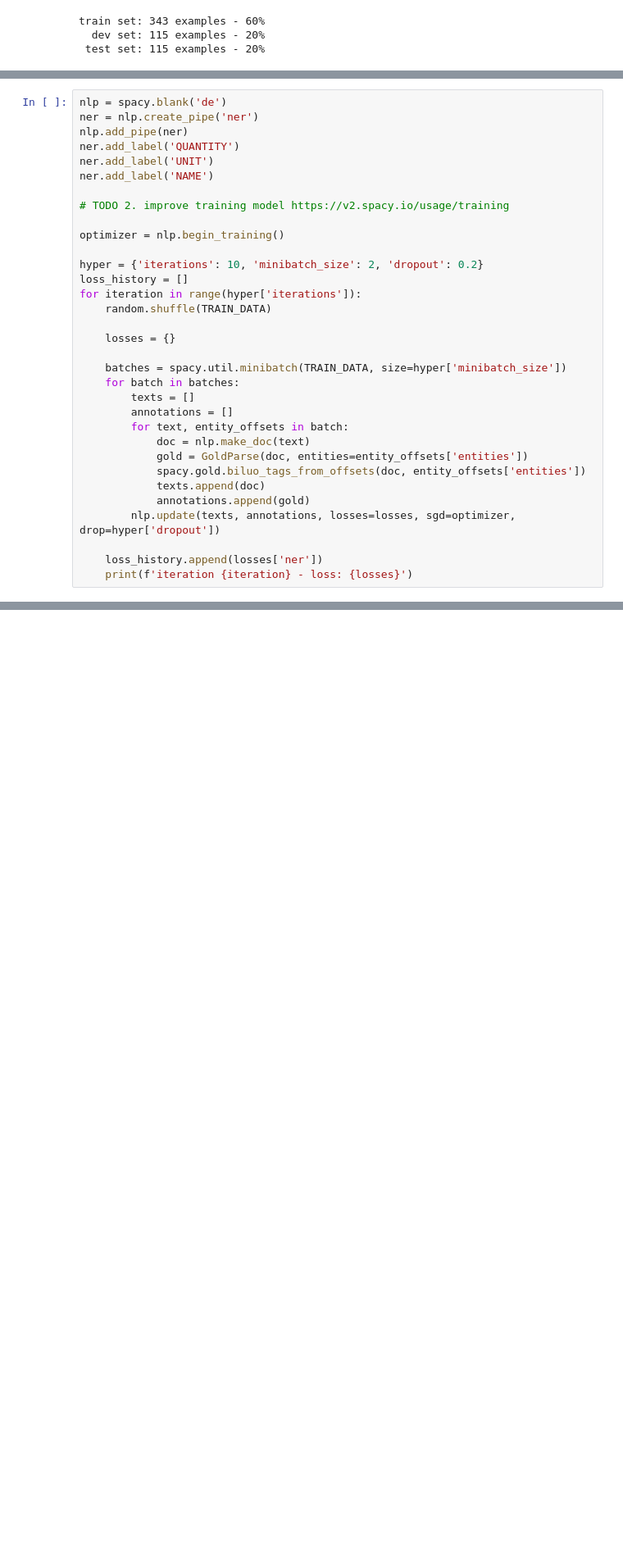
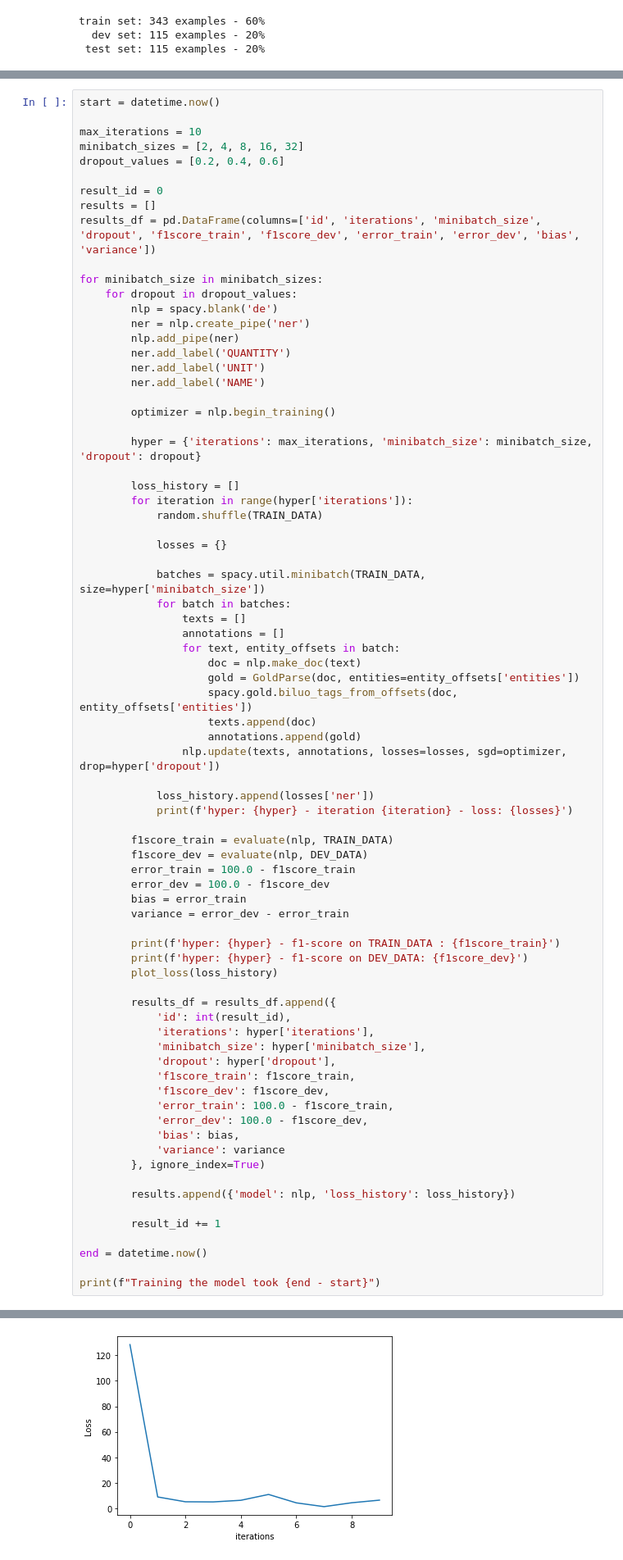
Before and after one commit to y-garcia/recipe-ingredient-classifier, a Jupyter notebook: 02_implementation.ipynb, the cells around one changed output, grey strips where cells are left out. Shown at 82% size. Drawn from its saved outputs; the diff is of its cells as text; blank space fills up the shorter version.

Commit message:
feat: Use dev set to optimize model

```diff
--- a/02_implementation.ipynb
+++ b/02_implementation.ipynb
@@ -188,34 +265,77 @@ TRAIN_DATA:
 # %%
-nlp = spacy.blank('de')
-ner = nlp.create_pipe('ner')
-nlp.add_pipe(ner)
-ner.add_label('QUANTITY')
-ner.add_label('UNIT')
-ner.add_label('NAME')
+start = datetime.now()
 
-# TODO 2. improve training model https://v2.spacy.io/usage/training
+max_iterations = 10
+minibatch_sizes = [2, 4, 8, 16, 32]
+dropout_values = [0.2, 0.4, 0.6]
 
-optimizer = nlp.begin_training()
+result_id = 0
+results = []
+results_df = pd.DataFrame(columns=['id', 'iterations', 'minibatch_size', 'dropout', 'f1score_train', 'f1score_dev', 'error_train', 'error_dev', 'bias', 'variance'])
 
-hyper = {'iterations': 10, 'minibatch_size': 2, 'dropout': 0.2}
-loss_history = []
-for iteration in range(hyper['iterations']):
-    random.shuffle(TRAIN_DATA)
+for minibatch_size in minibatch_sizes:
+    for dropout in dropout_values:
+        nlp = spacy.blank('de')
+        ner = nlp.create_pipe('ner')
+        nlp.add_pipe(ner)
+        ner.add_label('QUANTITY')
+        ner.add_label('UNIT')
+        ner.add_label('NAME')
 
-    losses = {}
+        optimizer = nlp.begin_training()
 
-    batches = spacy.util.minibatch(TRAIN_DATA, size=hyper['minibatch_size'])
-    for batch in batches:
-        texts = []
-        annotations = []
-        for text, entity_offsets in batch:
-            doc = nlp.make_doc(text)
-            gold = GoldParse(doc, entities=entity_offsets['entities'])
-            spacy.gold.biluo_tags_from_offsets(doc, entity_offsets['entities'])
-            texts.append(doc)
-            annotations.append(gold)
-        nlp.update(texts, annotations, losses=losses, sgd=optimizer, drop=hyper['dropout'])
+        hyper = {'iterations': max_iterations, 'minibatch_size': minibatch_size, 'dropout': dropout}
 
-    loss_history.append(losses['ner'])
-    print(f'iteration {iteration} - loss: {losses}')
+        loss_history = []
+        for iteration in range(hyper['iterations']):
+            random.shuffle(TRAIN_DATA)
+
+            losses = {}
+
+            batches = spacy.util.minibatch(TRAIN_DATA, size=hyper['minibatch_size'])
+            for batch in batches:
+                texts = []
+                annotations = []
+                for text, entity_offsets in batch:
+                    doc = nlp.make_doc(text)
+                    gold = GoldParse(doc, entities=entity_offsets['entities'])
+                    spacy.gold.biluo_tags_from_offsets(doc, entity_offsets['entities'])
+                    texts.append(doc)
+                    annotations.append(gold)
+                nlp.update(texts, annotations, losses=losses, sgd=optimizer, drop=hyper['dropout'])
+
+            loss_history.append(losses['ner'])
+            print(f'hyper: {hyper} - iteration {iteration} - loss: {losses}')
+
+        f1score_train = evaluate(nlp, TRAIN_DATA)
+        f1score_dev = evaluate(nlp, DEV_DATA)
+        error_train = 100.0 - f1score_train
+        error_dev = 100.0 - f1score_dev
+        bias = error_train
+        variance = error_dev - error_train
+
+        print(f'hyper: {hyper} - f1-score on TRAIN_DATA : {f1score_train}')
+        print(f'hyper: {hyper} - f1-score on DEV_DATA: {f1score_dev}')
+        plot_loss(loss_history)
+
+        results_df = results_df.append({
+            'id': int(result_id),
+            'iterations': hyper['iterations'],
+            'minibatch_size': hyper['minibatch_size'],
+            'dropout': hyper['dropout'],
+            'f1score_train': f1score_train,
+            'f1score_dev': f1score_dev,
+            'error_train': 100.0 - f1score_train,
+            'error_dev': 100.0 - f1score_dev,
+            'bias': bias,
+            'variance': variance
+        }, ignore_index=True)
+
+        results.append({'model': nlp, 'loss_history': loss_history})
+
+        result_id += 1
+
+end = datetime.now()
+
+print(f"Training the model took {end - start}")
 # %% [output]
@@ -231,0 +354 @@ iteration 9 - loss: {'ner': 1.6196060131578651}
+[figure, added]
```
Also changed, not shown: parts of 38 cells of this notebook, 1 other file.
